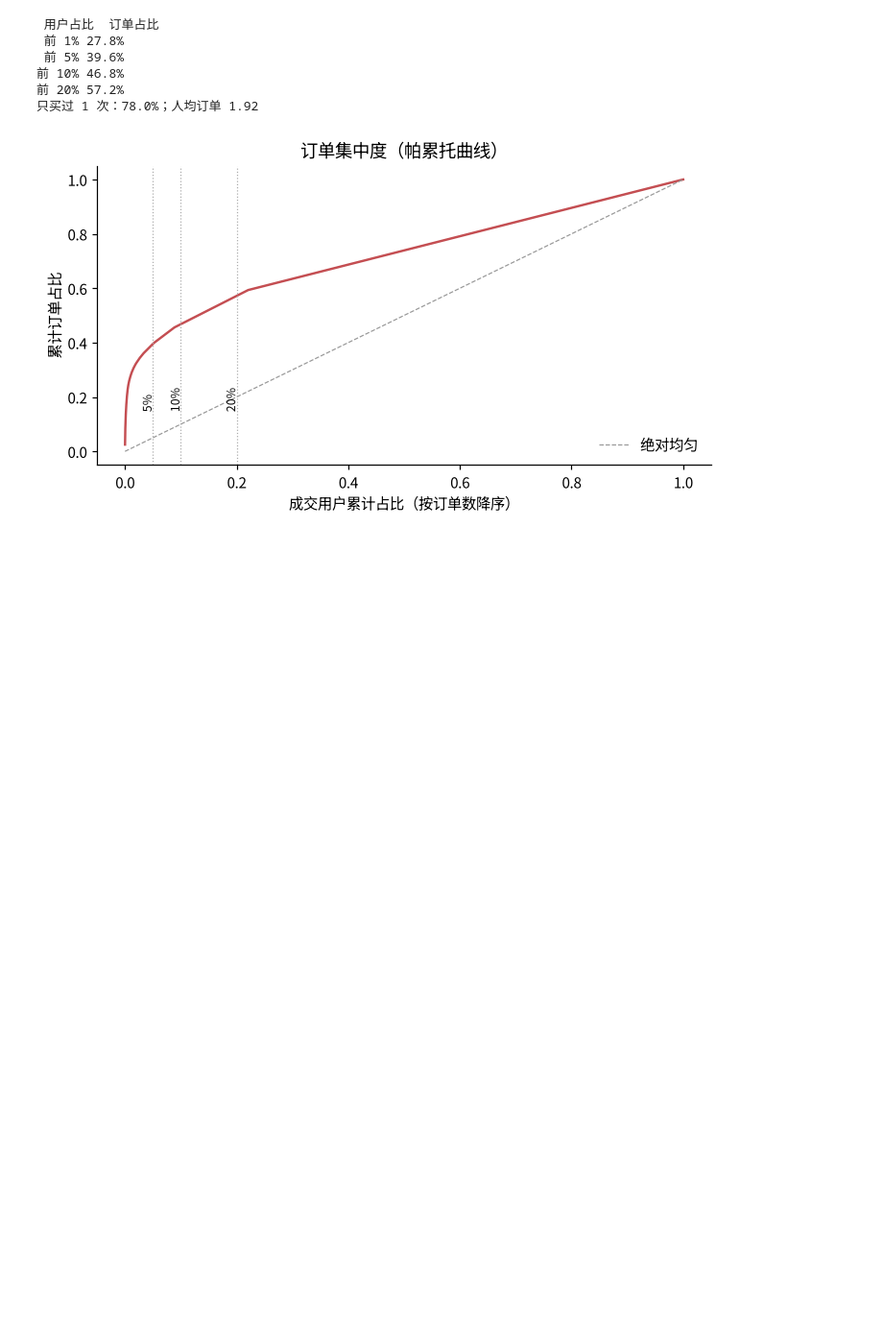
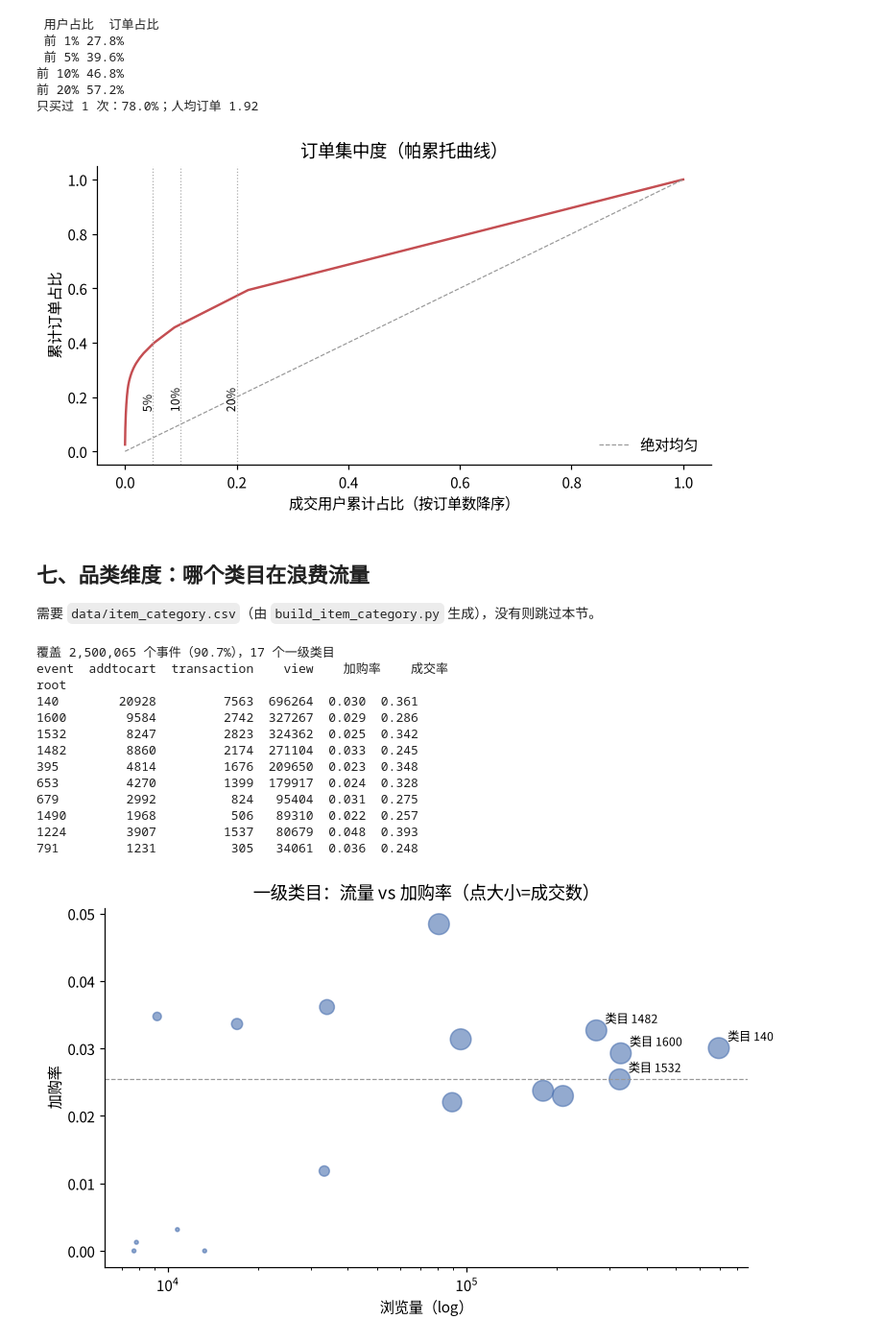
Before and after one commit to z-Yukai/Analysis-of-E-commerce-User-behavior, a Jupyter notebook: 电商用户行为分析.ipynb, the cells around one changed output. Shown at 96% size. Saved outputs shown, nothing was run; the diff lists cells and outputs as text; code cells hidden in the pictures; blank space fills up the shorter version.

```diff
--- a/电商用户行为分析.ipynb
+++ b/电商用户行为分析.ipynb
@@ -240,3 +240,58 @@ plt.tight_layout(); plt.savefig("figs/pareto.png", bbox_inches="tight"); plt.clo
 前 20% 57.2%
 只买过 1 次：78.0%；人均订单 1.92
 [figure]
+# %% [markdown]
+## 七、品类维度：哪个类目在浪费流量
+需要 `data/item_category.csv`（由 `build_item_category.py` 生成），没有则跳过本节。
+# %%
+import os
+if os.path.exists("data/item_category.csv"):
+    tree = pd.read_csv("data/category_tree.csv")
+    parent = dict(zip(tree.categoryid, tree.parentid))
+    def root(c):
+        seen = set()
+        while c in parent and not pd.isna(parent[c]) and c not in seen:
+            seen.add(c); c = int(parent[c])
+        return int(c)
+    roots = {c: root(c) for c in set(tree.categoryid)}
+
+    ic = pd.read_csv("data/item_category.csv")
+    cev = df[["event", "itemid"]].merge(ic, on="itemid", how="inner")
+    cev["root"] = cev.categoryid.map(roots).fillna(-1).astype(int)
+    g = cev.groupby(["root", "event"]).size().unstack(fill_value=0)
+    g = g[g["view"] >= 5000].copy()
+    g["加购率"] = g.addtocart / g["view"]
+    g["成交率"] = g.transaction / g.addtocart.replace(0, np.nan)
+    print(f"覆盖 {len(cev):,} 个事件（{len(cev)/len(df):.1%}），{len(g)} 个一级类目")
+    print(g.sort_values("view", ascending=False).head(10).round(3).to_string())
+
+    fig, ax = plt.subplots(figsize=(7.2, 4.4))
+    ax.scatter(g["view"], g["加购率"], s=g.transaction.clip(20, 600) / 3, alpha=0.6, color="#4c72b0")
+    for r in ["140", 1600, 1532, 1482]:
+        if int(r) in g.index:
+            row = g.loc[int(r)]
+            ax.annotate(f"类目 {r}", (row["view"], row["加购率"]), fontsize=8,
+                        xytext=(6, 5), textcoords="offset points")
+    ax.set_xscale("log")
+    ax.set_xlabel("浏览量（log）"); ax.set_ylabel("加购率")
+    ax.set_title("一级类目：流量 vs 加购率（点大小=成交数）")
+    ax.axhline(g["加购率"].median(), ls="--", lw=0.8, c="#999")
+    ax.spines[["top", "right"]].set_visible(False)
+    plt.tight_layout(); plt.savefig("figs/category.png", bbox_inches="tight"); plt.close(fig)
+else:
+    print("跳过：缺少 data/item_category.csv")
+# %% [output]
+覆盖 2,500,065 个事件（90.7%），17 个一级类目
+event  addtocart  transaction    view    加购率    成交率
+root
+140        20928         7563  696264  0.030  0.361
+1600        9584         2742  327267  0.029  0.286
+1532        8247         2823  324362  0.025  0.342
+1482        8860         2174  271104  0.033  0.245
+395         4814         1676  209650  0.023  0.348
+653         4270         1399  179917  0.024  0.328
+679         2992          824   95404  0.031  0.275
+1490        1968          506   89310  0.022  0.257
+1224        3907         1537   80679  0.048  0.393
+791         1231          305   34061  0.036  0.248
+[figure, added]
```
Also changed, not shown: parts of 4 cells of this notebook, 5 other files.
